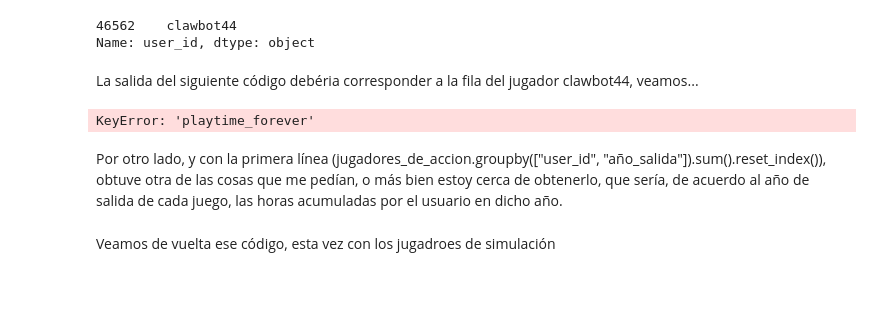
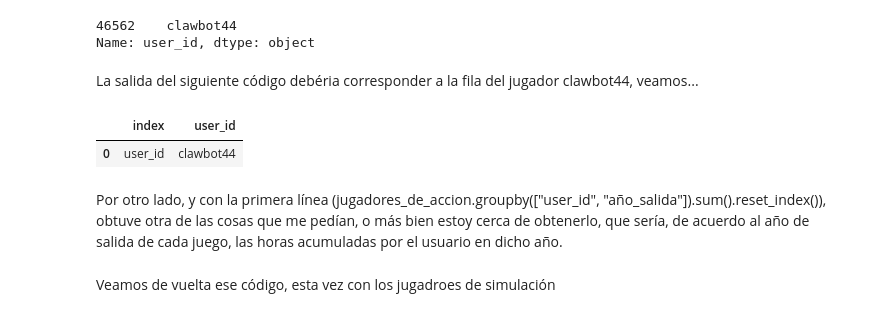
Before and after one commit to Tagliaferro22/steam-games, a Jupyter notebook: endpoints/endpoint_3.ipynb, the cells around one changed output. Saved outputs shown, nothing was run; the diff lists cells and outputs as text; code cells hidden in the pictures; blank space fills up the shorter version.

```diff
--- a/endpoints/endpoint_3.ipynb
+++ b/endpoints/endpoint_3.ipynb
@@ -405,9 +405,11 @@ Name: user_id, dtype: object
 La salida del siguiente código debéria corresponder a la fila del jugador clawbot44, veamos...
 # %%
 jugador_de_simulacion_horas_totales = jugadores_de_simulacion.groupby(["user_id"]).sum().reset_index()
-jugador_de_simulacion_horas_totales[jugador_de_simulacion_horas_totales["playtime_forever"] == jugador_de_simulacion_horas_totales["playtime_forever"].max()] # La salida es la esperada
+jugador_de_simulacion_horas_totales
+# jugador_de_simulacion_horas_totales[jugador_de_simulacion_horas_totales["playtime_forever"] == jugador_de_simulacion_horas_totales["playtime_forever"].max()] # La salida es la esperada
 # %% [output]
-KeyError: 'playtime_forever'
+|  | index | user_id |
+| 0 | user_id | clawbot44 |
 # %% [markdown]
 Por otro lado, y con la primera línea (jugadores_de_accion.groupby(["user_id", "año_salida"]).sum().reset_index()), obtuve otra de las cosas que me pedían, o más bien estoy cerca de obtenerlo, que sería, de acuerdo al año de salida de cada juego, las horas acumuladas por el usuario en dicho año.
 # %% [markdown]
```
Also changed, not shown: parts of 9 cells of this notebook, 2 other files.
